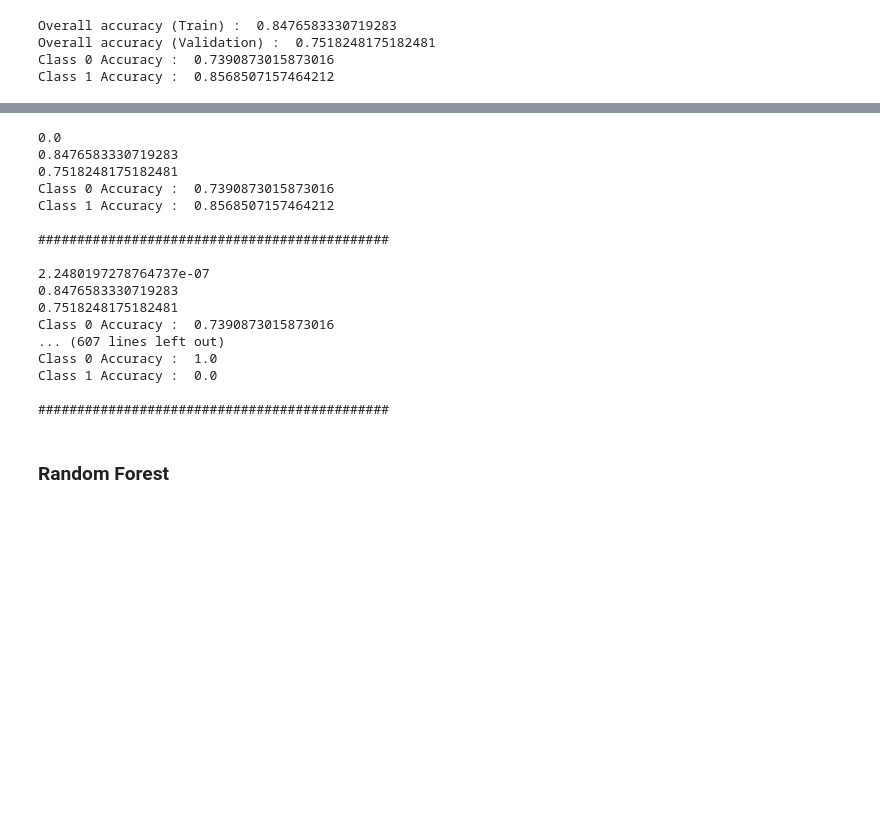
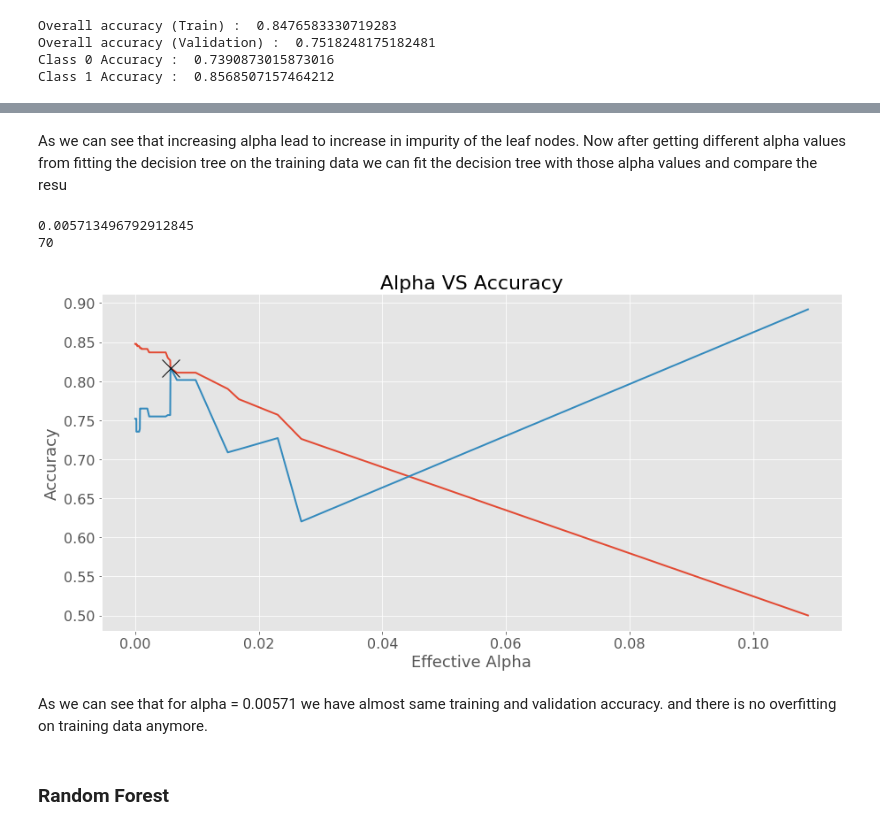
Before and after one commit to NandishRPatel/DATA-SCIENCE-PROJECTS, a Jupyter notebook: BANK MARKETING DATA/Project_Notebook.ipynb, the cells around one changed output, grey strips where cells are left out. Cells and saved outputs as stored; diff of their text form; code cells hidden in the pictures; blank space fills up the shorter version.

```diff
--- a/BANK MARKETING DATA/Project_Notebook.ipynb
+++ b/BANK MARKETING DATA/Project_Notebook.ipynb
@@ -1503,29 +1493,52 @@ ccp_alphas[-8]
-# %%
-ind = 0
-for clf in clfs:
-    print(ccp_alphas[ind])
-    ind += 1
-    print(accuracy_score(y_train_SMOTE, clf.predict(X_train_SMOTE)))
-    print(accuracy_score(y_valid, clf.predict(X_valid)))
-    classwise_accuracy(y_valid, clf.predict(X_valid))
-# %% [output]
-0.0
-0.8476583330719283
-0.7518248175182481
-Class 0 Accuracy :  0.7390873015873016
-Class 1 Accuracy :  0.8568507157464212
-
-#############################################
-
-2.2480197278764737e-07
-0.8476583330719283
-0.7518248175182481
-Class 0 Accuracy :  0.7390873015873016
-... (607 lines left out)
-Class 0 Accuracy :  1.0
-Class 1 Accuracy :  0.0
-
-#############################################
+# %% [markdown]
+As we can see that increasing alpha lead to increase in impurity of the leaf nodes. Now after getting different alpha values from fitting the decision tree on the training data we can fit the decision tree with those alpha values and compare the resu
+# %%
+# Init classifiers, train accuracies and validation accuracies
+clfs = []
+train_accu = []
+val_accu = []
+
+for ccp_alpha in ccp_alphas:
+
+    # Init the classifier - using parameters from the best model and ccp alphas
+    clf = DecisionTreeClassifier(min_samples_split = 1000, min_samples_leaf = 500, random_state = 79, ccp_alpha = ccp_alpha)
+
+    # Fitting the data
+    clf.fit(X_train_SMOTE, y_train_SMOTE)
+
+    # Accuracy score on training and validation data
+    train_accu.append(accuracy_score(y_train_SMOTE, clf.predict(X_train_SMOTE)))
+    val_accu.append(accuracy_score(y_valid, clf.predict(X_valid)))
+
+    # Appending the classifiers for different ccp_alpha
+    clfs.append(clf)
+# %%
+for i in range(0, len(ccp_alphas)):
+    if round(train_accu[i], 2) == round(val_accu[i], 2):
+        print(ccp_alphas[i])
+        print(i)
+# %% [output]
+0.005713496792912845
+70
+# %%
+# Plotting alphas vs training accuracy
+plt.plot(ccp_alphas, train_accu, linewidth = 2)
+
+# Plotting alphas vs validation accuracy
+plt.plot(ccp_alphas, val_accu, linewidth = 2)
+
+# Plotting the scatter plot where both training and validation accuracies are equal
+plt.plot(ccp_alphas[70], train_accu[70], 'kx', markersize = 20)
+
+# Plotting labels and title
+plt.xlabel("Effective Alpha")
+plt.ylabel("Accuracy")
+plt.title("Alpha VS Accuracy")
+plt.show()
+# %% [output]
+[figure, added]
+# %% [markdown]
+As we can see that for alpha = 0.00571 we have almost same training and validation accuracy. and there is no overfitting on training data anymore.
 # %% [markdown]
 ### Random Forest
 # %% [markdown]
```
Also changed, not shown: parts of 5 cells of this notebook.
